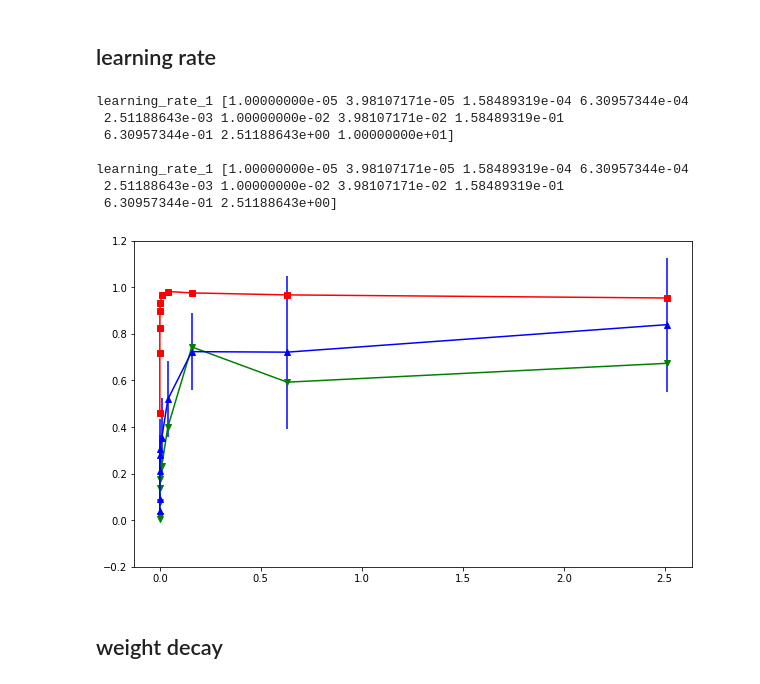
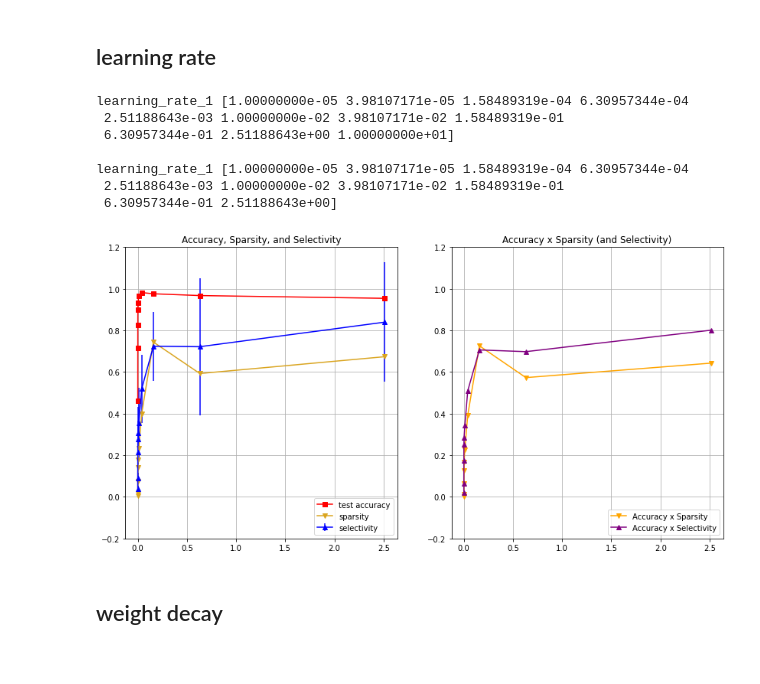
Before and after one commit to 7201krap/COMS30045_Individual-Project, a Jupyter notebook: FINAL/Graphs/data_hyper/sparsity_selectivity_graph.ipynb, the cells around one changed output. Drawn from its saved outputs; the diff is of its cells as text; code cells hidden in the pictures.

Commit message:
updated graphs: accuracy x sparsity/selectivity. And relationship between accuracy and sparsity/selectivity

```diff
--- a/FINAL/Graphs/data_hyper/sparsity_selectivity_graph.ipynb
+++ b/FINAL/Graphs/data_hyper/sparsity_selectivity_graph.ipynb
@@ -165,28 +177,50 @@ all_plotter(new_weight_decay, new_test_vals, new_sparsities, new_selectivity_ave
 # %%
 test_vals  = test_val_extractor('sparsity_adagrad_learning_rate.txt')
 sparsities = sparsity_val_extractor('sparsity_adagrad_learning_rate.txt')
 selectivity_average, selectivity_std = selectivity_val_extractor("selectivity_adagrad_learning_rate.txt")
 
 learning_rate_1 = np.logspace(-5, 1, 11)
 print("\nlearning_rate_1", learning_rate_1)
 learning_rate_1 = learning_rate_1[:10]
 print("\nlearning_rate_1", learning_rate_1)
 
-fig, ax = plt.subplots(figsize=(10, 6))
-ax.plot(learning_rate_1, test_vals[:10], marker='s', label='test accuracy', c='r')
-ax.plot(learning_rate_1, sparsities[:10], marker='v', label='sparsity', c='g')
-ax.errorbar(learning_rate_1, selectivity_average[:10], selectivity_std[:10], marker='^', label='selectivity', c='b')
-ax.set_ylim([-0.2,1.2])
+fig, (ax1, ax2) = plt.subplots(1, 2, figsize=(14, 7))
+
+ax1.plot(learning_rate_1, test_vals[:10],
+         marker='s', label='test accuracy', c='r')
+
+ax1.plot(learning_rate_1, sparsities[:10],
+         marker='v', label='sparsity', c='goldenrod')
+
+ax1.errorbar(learning_rate_1, selectivity_average[:10], selectivity_std[:10],
+             marker='^', label='selectivity', c='b')
+
+ax1.set_ylim([-0.2,1.2])
+ax1.legend(loc='lower right')
+ax1.set_title('Accuracy, Sparsity, and Selectivity')
+ax1.grid()
+
+ax2.plot(learning_rate_1, [a * b for a, b in zip(test_vals[:10], sparsities[:10])],
+         marker='v', label='Accuracy x Sparsity', c='orange')
+
+ax2.plot(learning_rate_1, [a * b for a, b in zip(test_vals[:10], selectivity_average[:10])],
+         marker='^', label='Accuracy x Selectivity', c='purple')
+
+ax2.set_ylim([-0.2,1.2])
+ax2.set_title('Accuracy x Sparsity (and Selectivity)')
+ax2.legend(loc='lower right')
+ax2.grid()
+
 plt.show()
 # %% [output]
 learning_rate_1 [1.00000000e-05 3.98107171e-05 1.58489319e-04 6.30957344e-04
  2.51188643e-03 1.00000000e-02 3.98107171e-02 1.58489319e-01
  6.30957344e-01 2.51188643e+00 1.00000000e+01]
 
 learning_rate_1 [1.00000000e-05 3.98107171e-05 1.58489319e-04 6.30957344e-04
  2.51188643e-03 1.00000000e-02 3.98107171e-02 1.58489319e-01
  6.30957344e-01 2.51188643e+00]
-[figure, old version]
+[figure, new version]
 # %% [markdown]
 ## weight decay
 # %%
```
Also changed, not shown: parts of 17 cells of this notebook, 3 other files.
